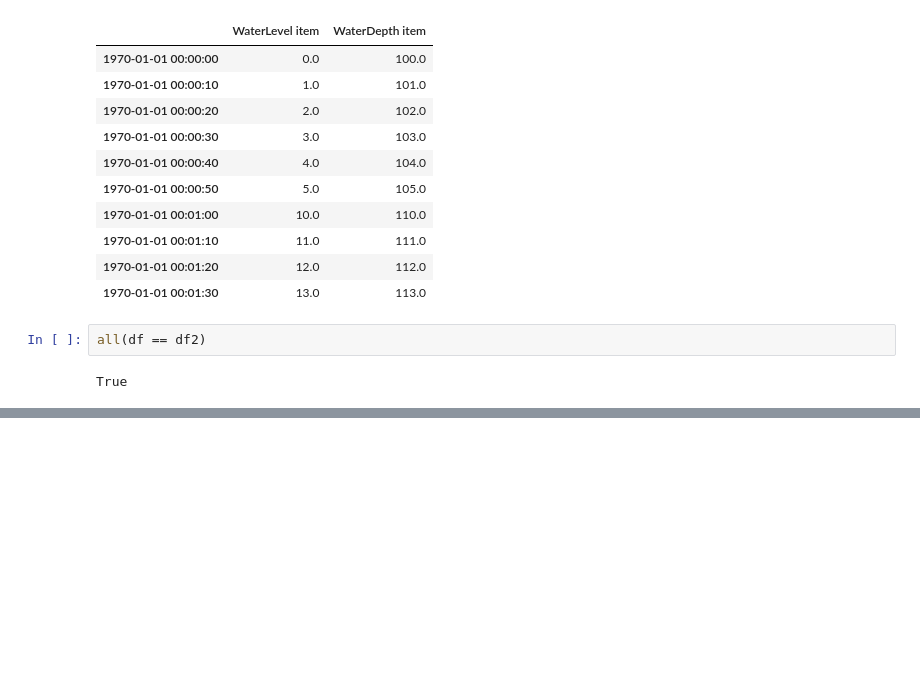
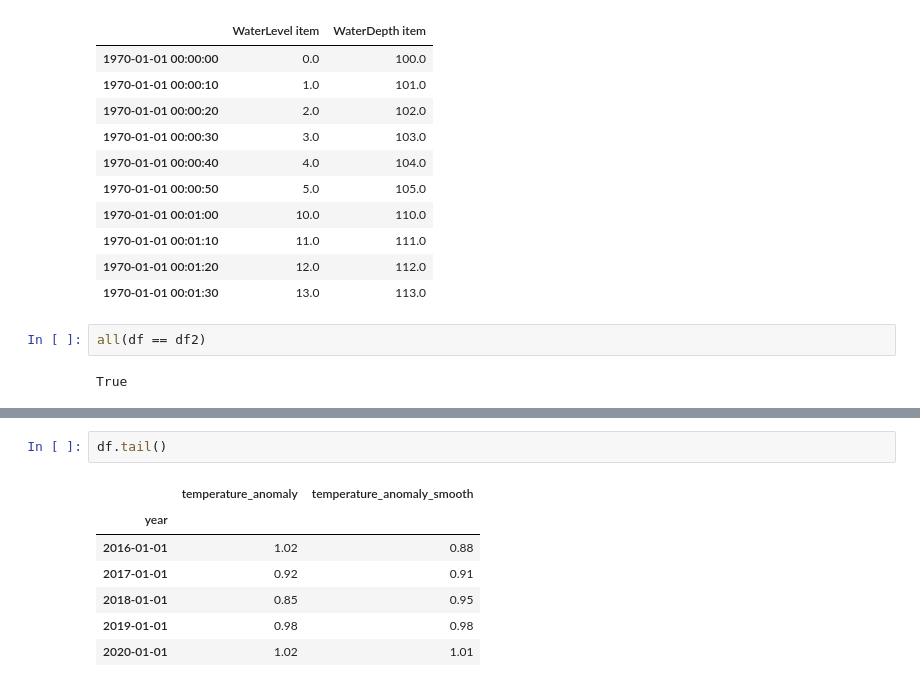
Before and after one commit to DHI/getting-started-with-mikeio, a Jupyter notebook: mini_book/dfs0.ipynb, the cells around one changed output, grey strips where cells are left out. Cells and saved outputs as stored; diff of their text form; blank space fills up the shorter version.

```diff
--- a/mini_book/dfs0.ipynb
+++ b/mini_book/dfs0.ipynb
@@ -63,0 +89,10 @@ True
+# %%
+df.tail()
+# %% [output]
+|  | temperature_anomaly | temperature_anomaly_smooth |
+| year |  |  |
+| 2016-01-01 | 1.02 | 0.88 |
+| 2017-01-01 | 0.92 | 0.91 |
+| 2018-01-01 | 0.85 | 0.95 |
+| 2019-01-01 | 0.98 | 0.98 |
+| 2020-01-01 | 1.02 | 1.01 |
```
Also changed, not shown: parts of 27 cells of this notebook, 1 other file.
